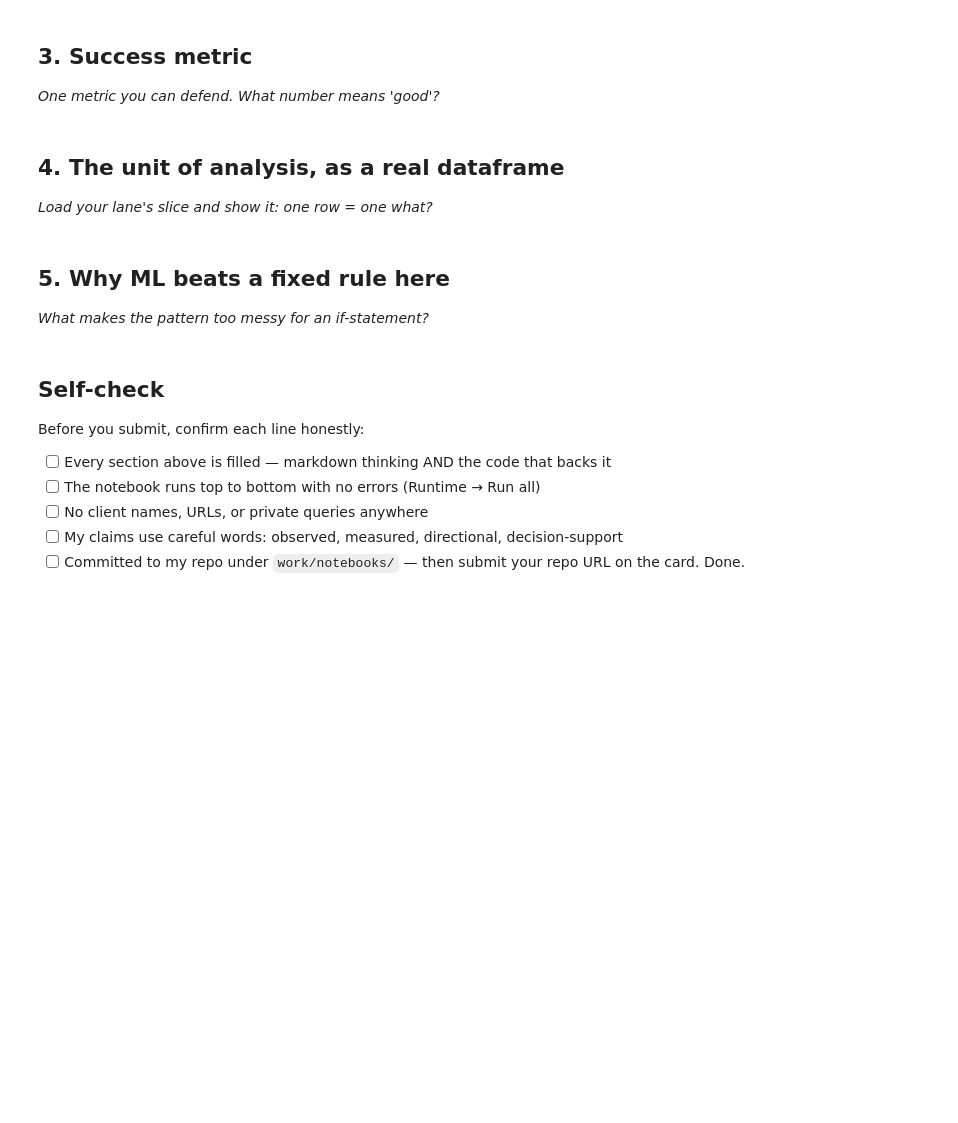
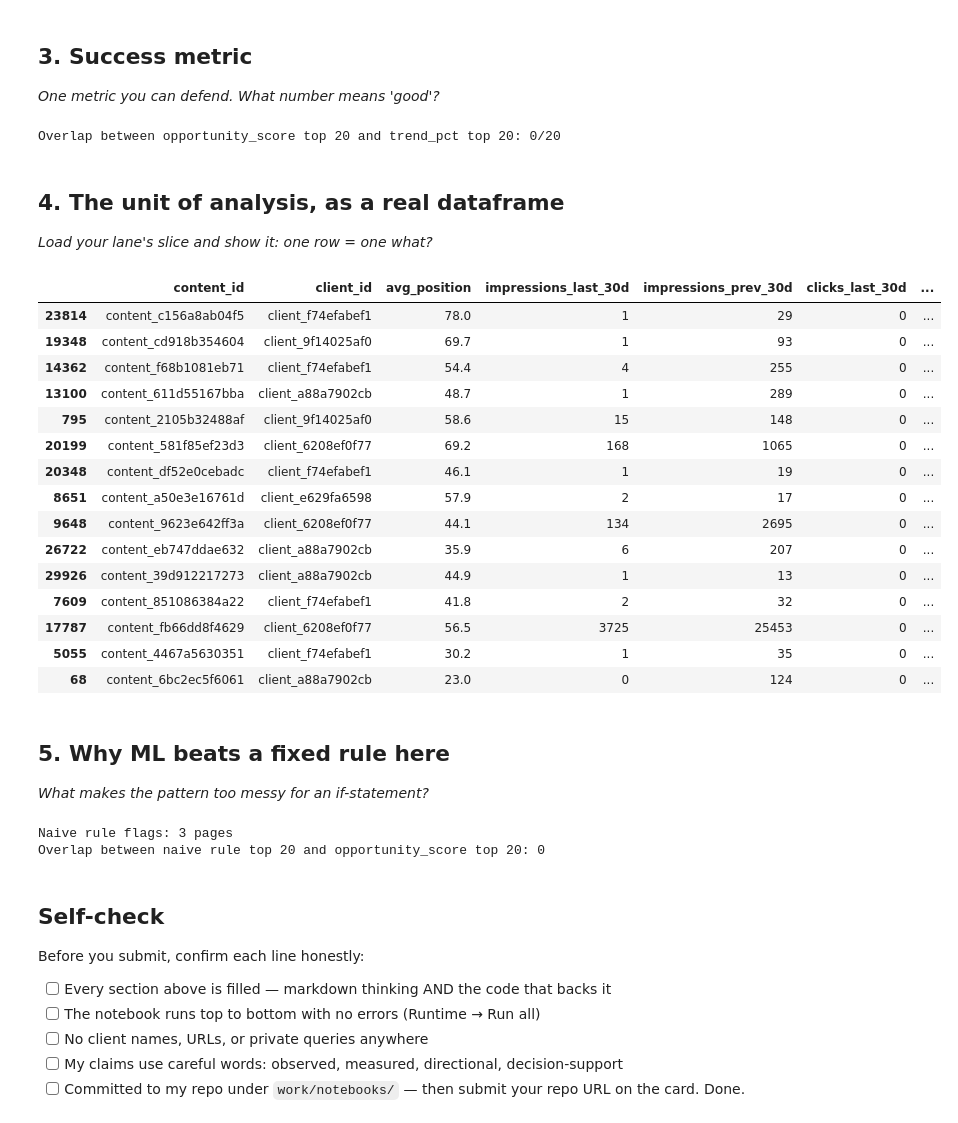
Before and after one commit to Yashcodes07/flyrank-ml-internship, a Jupyter notebook: work/notebooks/w02_ml_task_framing.ipynb, the cells around one changed output. Cells and saved outputs as stored; diff of their text form; code cells hidden in the pictures; blank space fills up the shorter version.

Commit message:
Frame Your Lane as an ML Task

```diff
--- a/work/notebooks/w02_ml_task_framing.ipynb
+++ b/work/notebooks/w02_ml_task_framing.ipynb
@@ -15,0 +32,8 @@ This skeleton is yours to fill. Work the sections **in order** — each one has
+# %%
+import pandas as pd
+
+df = pd.read_csv("data/raw/content_refresh_anonymized.csv")
+print(df.shape)
+df.columns.tolist()
+print(df.columns.tolist())
+df.head(3)
@@ -22,0 +52,23 @@ This skeleton is yours to fill. Work the sections **in order** — each one has
+# %%
+lane_df = df[(df["impressions_prev_30d"] > 0) & (df["clicks_prev_30d"] >= 0)].copy()
+
+lane_df["impression_decay_pct"] = (
+    (lane_df["impressions_prev_30d"] - lane_df["impressions_last_30d"])
+    / lane_df["impressions_prev_30d"]
+) * 100
+
+lane_df["click_decay_pct"] = (
+    (lane_df["clicks_prev_30d"] - lane_df["clicks_last_30d"])
+    / lane_df["clicks_prev_30d"].replace(0, pd.NA)
+) * 100
+
+# Composite: weight impression decay + click decay + how poor current position is
+lane_df["opportunity_score"] = (
+    lane_df["impression_decay_pct"].clip(lower=0) * 0.4
+    + lane_df["click_decay_pct"].clip(lower=0).fillna(0) * 0.4
+    + lane_df["avg_position"].clip(lower=0) * 0.2
+)
+
+# sanity check against the dataset's own trend_pct
+lane_df[["content_id", "impression_decay_pct", "click_decay_pct", "avg_position",
+         "trend_pct", "opportunity_score"]].sort_values("opportunity_score", ascending=False).head(10)
@@ -30,3 +91,11 @@ This skeleton is yours to fill. Work the sections **in order** — each one has
+# %%
+top_by_score = set(lane_df.sort_values("opportunity_score", ascending=False).head(20)["content_id"])
+top_by_trend = set(lane_df.sort_values("trend_pct").head(20)["content_id"])  # most negative trend_pct = worst decline
+
+overlap = len(top_by_score & top_by_trend)
+print(f"Overlap between opportunity_score top 20 and trend_pct top 20: {overlap}/20")
+# %% [output]
+Overlap between opportunity_score top 20 and trend_pct top 20: 0/20
 # %% [markdown]
 ## 4. The unit of analysis, as a real dataframe
 
@@ -37,3 +103,25 @@ This skeleton is yours to fill. Work the sections **in order** — each one has
+# %%
+lane_df[
+    ["content_id", "client_id", "avg_position", "impressions_last_30d", "impressions_prev_30d",
+     "clicks_last_30d", "clicks_prev_30d", "days_since_last_update", "opportunity_score"]
+].sort_values("opportunity_score", ascending=False).head(15)
+# %% [output]
+|  | content_id | client_id | avg_position | impressions_last_30d | impressions_prev_30d | clicks_last_30d | ... |
+| 23814 | content_c156a8ab04f5 | client_f74efabef1 | 78.0 | 1 | 29 | 0 | ... |
+| 19348 | content_cd918b354604 | client_9f14025af0 | 69.7 | 1 | 93 | 0 | ... |
+| 14362 | content_f68b1081eb71 | client_f74efabef1 | 54.4 | 4 | 255 | 0 | ... |
+| 13100 | content_611d55167bba | client_a88a7902cb | 48.7 | 1 | 289 | 0 | ... |
+| 795 | content_2105b32488af | client_9f14025af0 | 58.6 | 15 | 148 | 0 | ... |
+| 20199 | content_581f85ef23d3 | client_6208ef0f77 | 69.2 | 168 | 1065 | 0 | ... |
+| 20348 | content_df52e0cebadc | client_f74efabef1 | 46.1 | 1 | 19 | 0 | ... |
+| 8651 | content_a50e3e16761d | client_e629fa6598 | 57.9 | 2 | 17 | 0 | ... |
+| 9648 | content_9623e642ff3a | client_6208ef0f77 | 44.1 | 134 | 2695 | 0 | ... |
+| 26722 | content_eb747ddae632 | client_a88a7902cb | 35.9 | 6 | 207 | 0 | ... |
+| 29926 | content_39d912217273 | client_a88a7902cb | 44.9 | 1 | 13 | 0 | ... |
+| 7609 | content_851086384a22 | client_f74efabef1 | 41.8 | 2 | 32 | 0 | ... |
+| 17787 | content_fb66dd8f4629 | client_6208ef0f77 | 56.5 | 3725 | 25453 | 0 | ... |
+| 5055 | content_4467a5630351 | client_f74efabef1 | 30.2 | 1 | 35 | 0 | ... |
+| 68 | content_6bc2ec5f6061 | client_a88a7902cb | 23.0 | 0 | 124 | 0 | ... |
 # %% [markdown]
 ## 5. Why ML beats a fixed rule here
 
@@ -44,3 +129,13 @@ This skeleton is yours to fill. Work the sections **in order** — each one has
+# %%
+naive_rule = lane_df[lane_df["days_since_last_update"] > 365]
+top20_score = set(lane_df.sort_values("opportunity_score", ascending=False).head(20)["content_id"])
+top20_naive = set(naive_rule.sort_values("opportunity_score", ascending=False).head(20)["content_id"])
+
+print("Naive rule flags:", len(naive_rule), "pages")
+print("Overlap between naive rule top 20 and opportunity_score top 20:", len(top20_score & top20_naive))
+# %% [output]
+Naive rule flags: 3 pages
+Overlap between naive rule top 20 and opportunity_score top 20: 0
 # %% [markdown]
 ## Self-check
 
```
Also changed, not shown: parts of 8 cells of this notebook.
